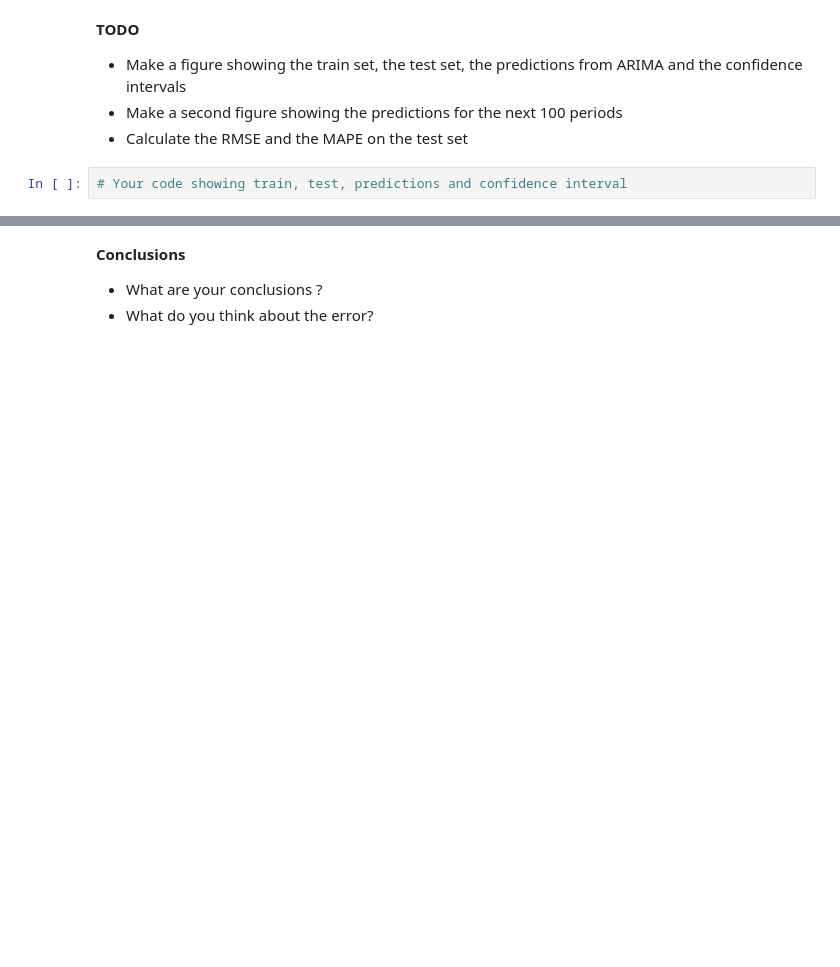
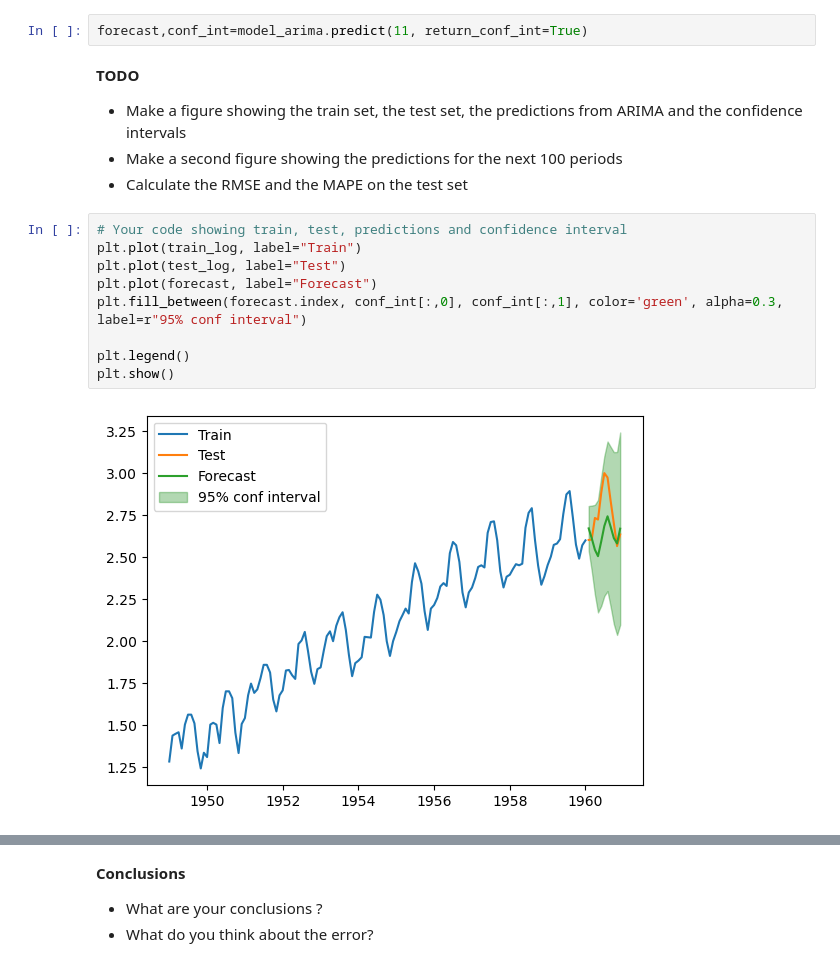
Before and after one commit to ThibaultLaunois/CampNum-12_ML6_time_series, a Jupyter notebook: notebooks/NB2_Time_Series_Forecasts.ipynb, the cells around one changed output, grey strips where cells are left out. Drawn from its saved outputs; the diff is of its cells as text; blank space fills up the shorter version.

```diff
--- a/notebooks/NB2_Time_Series_Forecasts.ipynb
+++ b/notebooks/NB2_Time_Series_Forecasts.ipynb
@@ -404,3 +430,5 @@ test_log = np.log(test).dropna()
+# %%
+forecast,conf_int=model_arima.predict(11, return_conf_int=True)
 # %% [markdown]
 **TODO**
 - Make a figure showing the train set, the test set, the predictions from ARIMA and the confidence intervals
@@ -408,5 +436,14 @@ test_log = np.log(test).dropna()
 - Calculate the RMSE and the MAPE on the test set
 # %%
 # Your code showing train, test, predictions and confidence interval
+plt.plot(train_log, label="Train")
+plt.plot(test_log, label="Test")
+plt.plot(forecast, label="Forecast")
+plt.fill_between(forecast.index, conf_int[:,0], conf_int[:,1], color='green', alpha=0.3, label=r"95% conf interval")
+
+plt.legend()
+plt.show()
+# %% [output]
+[figure, added]
 # %%
 # Your code for showing the predictions for 100 periods
```
Also changed, not shown: parts of 32 cells of this notebook.
